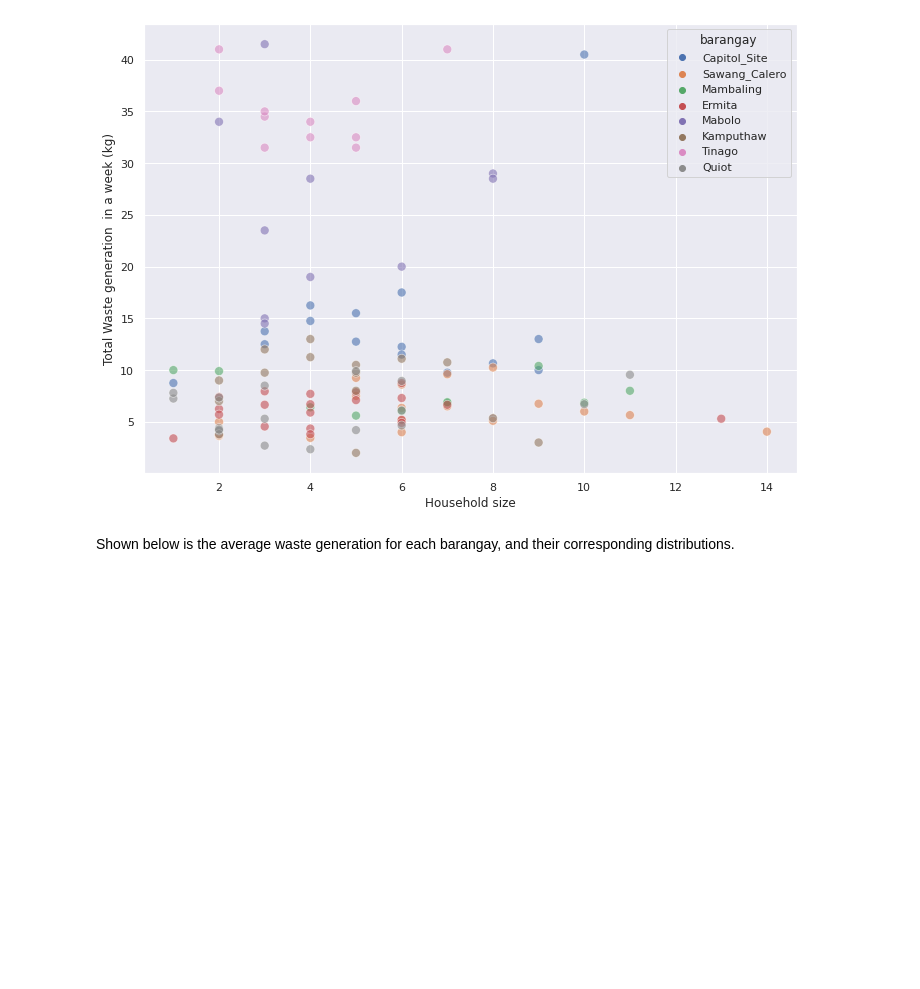
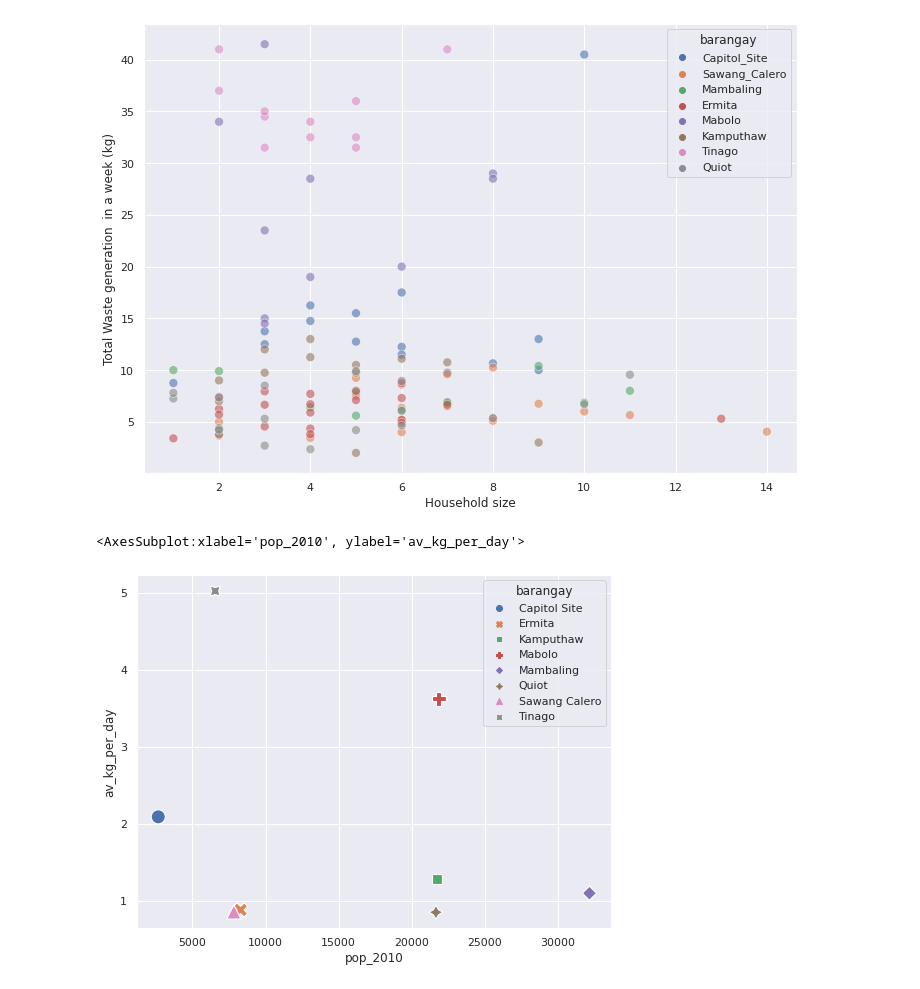
Before and after one commit to aldencabajar/cebu-solid-waste-generation-analysis, a Jupyter notebook: data-viz-exploration.ipynb, the cells around one changed output. Saved outputs shown, nothing was run; the diff lists cells and outputs as text; code cells hidden in the pictures; blank space fills up the shorter version.

```diff
--- a/data-viz-exploration.ipynb
+++ b/data-viz-exploration.ipynb
@@ -20,0 +23,3 @@ data.head()
+# %%
+demogs = pd.read_csv('data/demographics.txt')
+demogs.head()
@@ -20,0 +33,3 @@ data.head()
+# %%
+merged = pd.merge(data, demogs[['barangay', 'pop_2010']], on = 'barangay', how= 'inner')
+merged.head()
@@ -58,5 +105,3 @@ ax.set(xlabel = 'Household size', ylabel = 'Total Waste generation  in a week (k
 plt.show()
 # %% [output]
 [figure]
-# %% [markdown]
-Shown below is the average waste generation for each barangay, and their corresponding distributions.
@@ -64,0 +108,13 @@ sns.boxplot()
+# %%
+ave_waste_gen_brgy = merged.groupby(['barangay', 'pop_2010'])['av_kg_per_day'].mean().reset_index()
+fig, ax = plt.subplots()
+fig.set_size_inches(8.5,6.5)
+sns.scatterplot(x = 'pop_2010',
+ y= 'av_kg_per_day',
+ data = ave_waste_gen_brgy,
+ s = 200,
+  hue = 'barangay',
+  style = 'barangay')
+# %% [output]
+<AxesSubplot:xlabel='pop_2010', ylabel='av_kg_per_day'>
+[figure, added]
```
Also changed, not shown: parts of 9 cells of this notebook.
